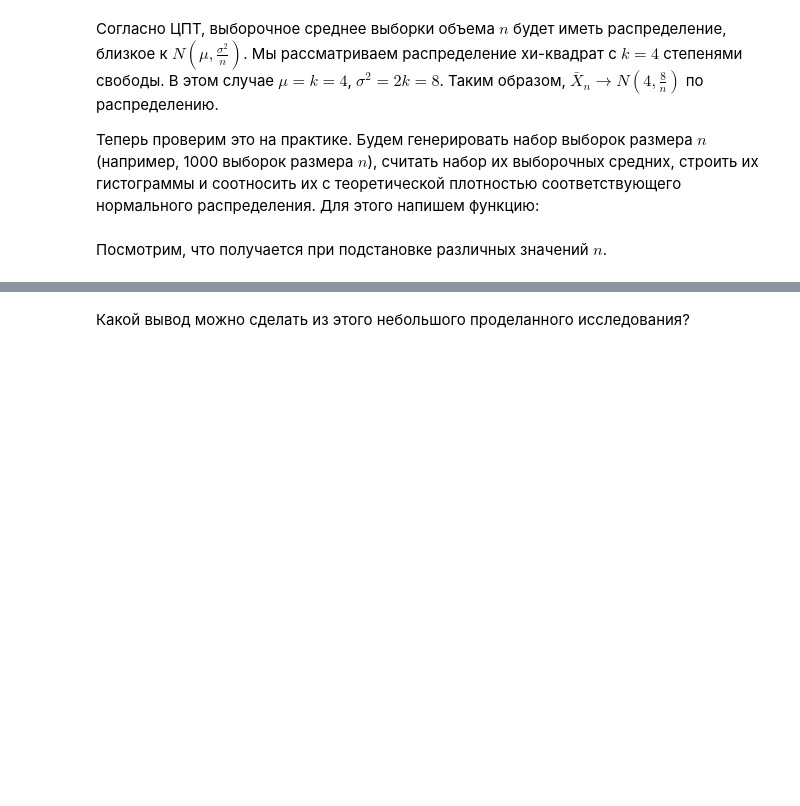
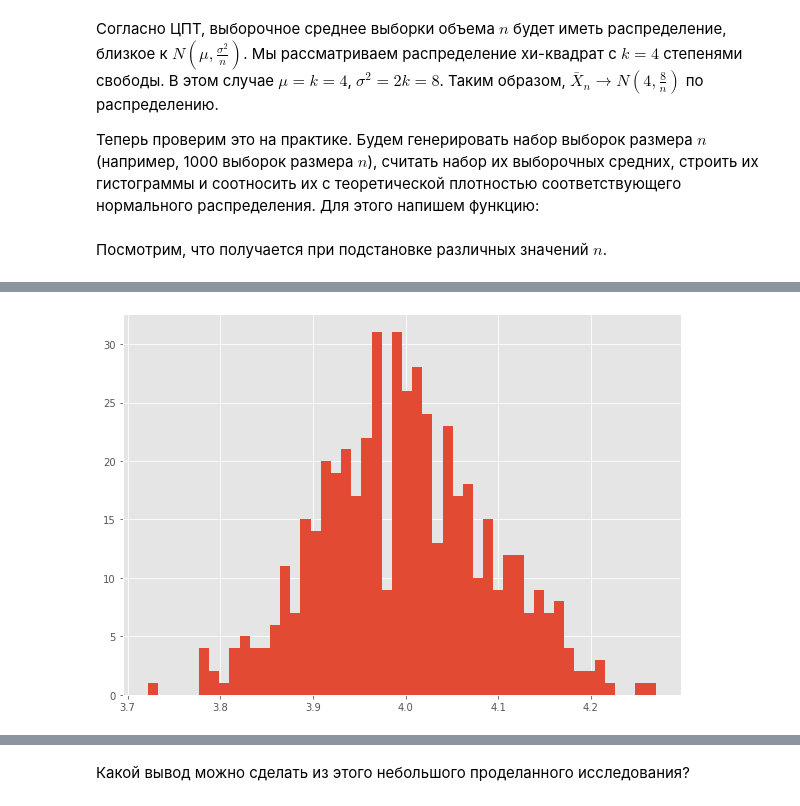
Before and after one commit to new-okaerinasai/math-ml-hse-2019, a Jupyter notebook: sem02_stats/sem02_stats.ipynb, the cells around one changed output, grey strips where cells are left out. Saved outputs shown, nothing was run; the diff lists cells and outputs as text; code cells hidden in the pictures; blank space fills up the shorter version.

```diff
--- a/sem02_stats/sem02_stats.ipynb
+++ b/sem02_stats/sem02_stats.ipynb
@@ -173,3 +174,12 @@ def sample_mean_distr(n):
+# %%
+def sample_mean_distr(n):
+    mean_mas = []
+    normal_chi2 = sts.norm(mu=4, sigma=2/np.sqrt(1000))
+    for i in range(n):
+        x = chi2_rv.rvs(size=1000)
+        mean_mas.append(x.mean())
+    plt.hist(mean_mas, bins=50)
+    plt.show()
 # %% [markdown]
 Посмотрим, что получается при подстановке различных значений $n$.
 # %%
@@ -183,2 +201,4 @@ sample_mean_distr(50)
 # %%
-sample_mean_distr(100)
+sample_mean_distr(500)
+# %% [output]
+[figure, added]
```
Also changed, not shown: parts of 8 cells of this notebook, 1 other file.
